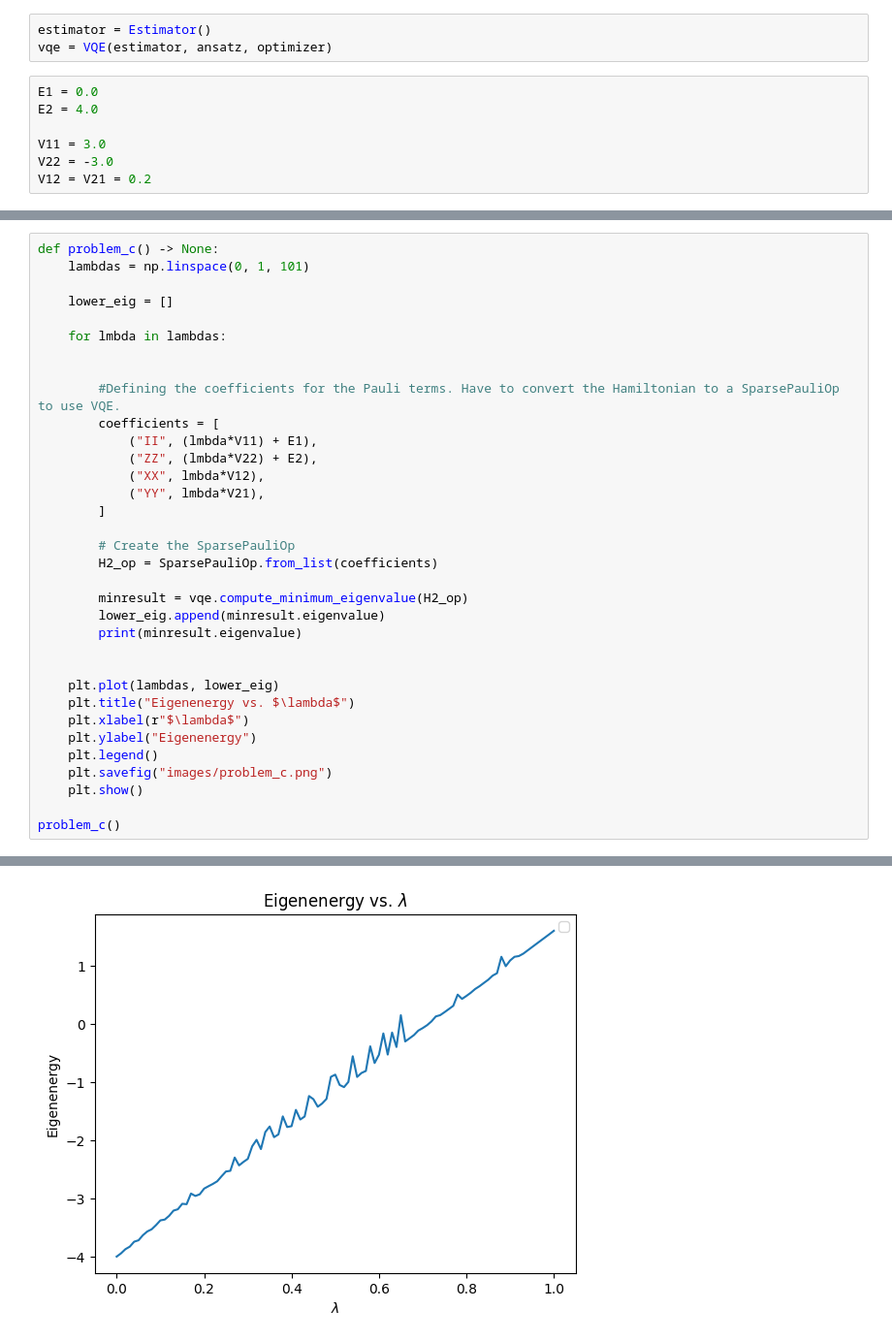
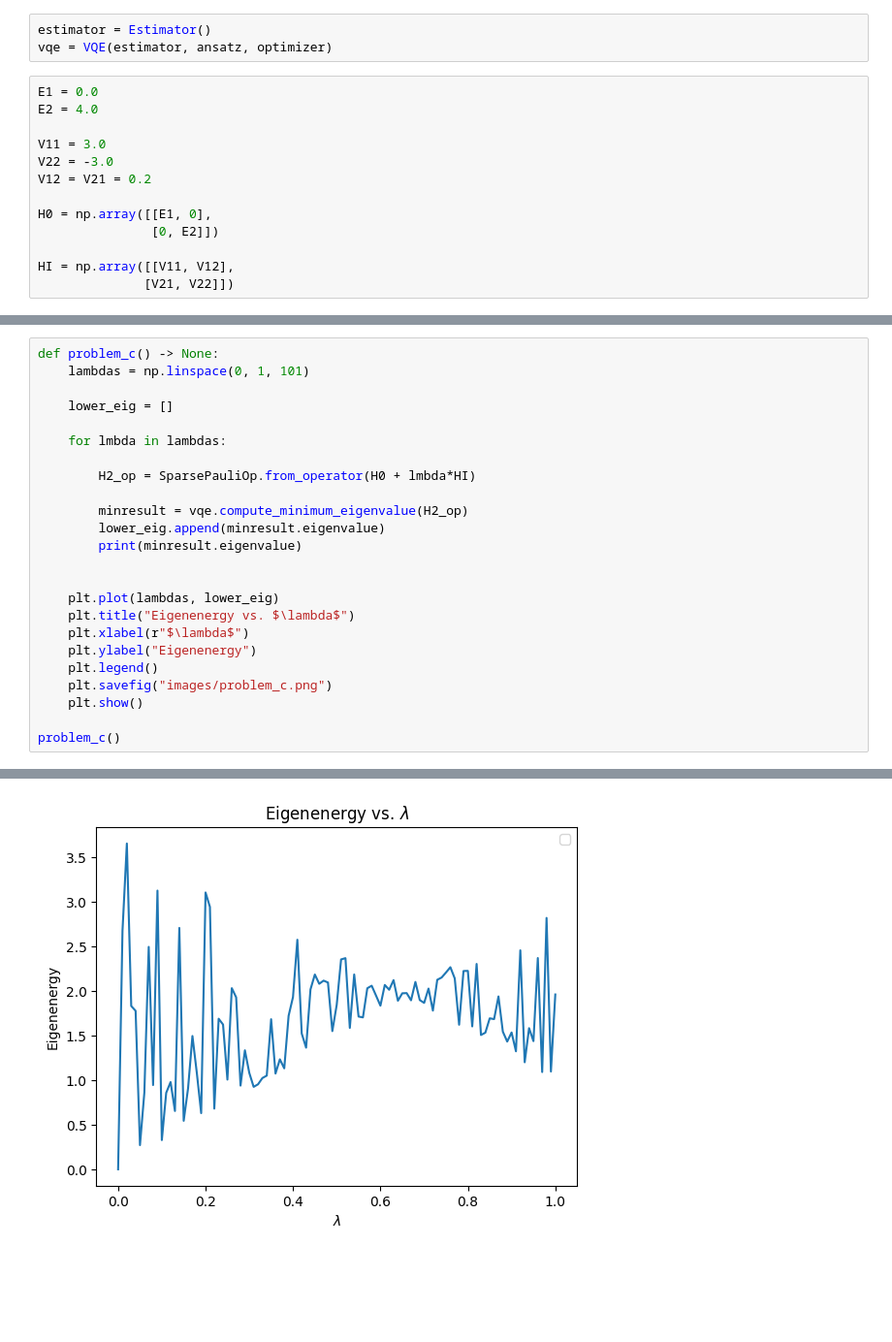
Before and after one commit to carlfre/fys5419-project-1, a Jupyter notebook: problem_c.ipynb, the cells around one changed output, grey strips where cells are left out. Shown: that part at 97% size. Drawn from its saved outputs; the diff is of its cells as text; blank space fills up the shorter version.

```diff
--- a/problem_c.ipynb
+++ b/problem_c.ipynb
@@ -23,3 +23,9 @@ E2 = 4.0
 V11 = 3.0
 V22 = -3.0
 V12 = V21 = 0.2
+
+H0 = np.array([[E1, 0],
+               [0, E2]])
+
+HI = np.array([[V11, V12],
+              [V21, V22]])
@@ -33,17 +37,7 @@ def problem_c() -> None:
 
     for lmbda in lambdas:
 
-
-        #Defining the coefficients for the Pauli terms. Have to convert the Hamiltonian to a SparsePauliOp to use VQE.
-        coefficients = [
-            ("II", (lmbda*V11) + E1),
-            ("ZZ", (lmbda*V22) + E2),
-            ("XX", lmbda*V12),
-            ("YY", lmbda*V21),
-        ]
-
-        # Create the SparsePauliOp
-        H2_op = SparsePauliOp.from_list(coefficients)
+        H2_op = SparsePauliOp.from_operator(H0 + lmbda*HI)
 
         minresult = vqe.compute_minimum_eigenvalue(H2_op)
         lower_eig.append(minresult.eigenvalue)
@@ -80 +74 @@ problem_c()
-[figure, old version]
+[figure, new version]
```
Also changed, not shown: parts of 2 cells of this notebook, 1 other file.
